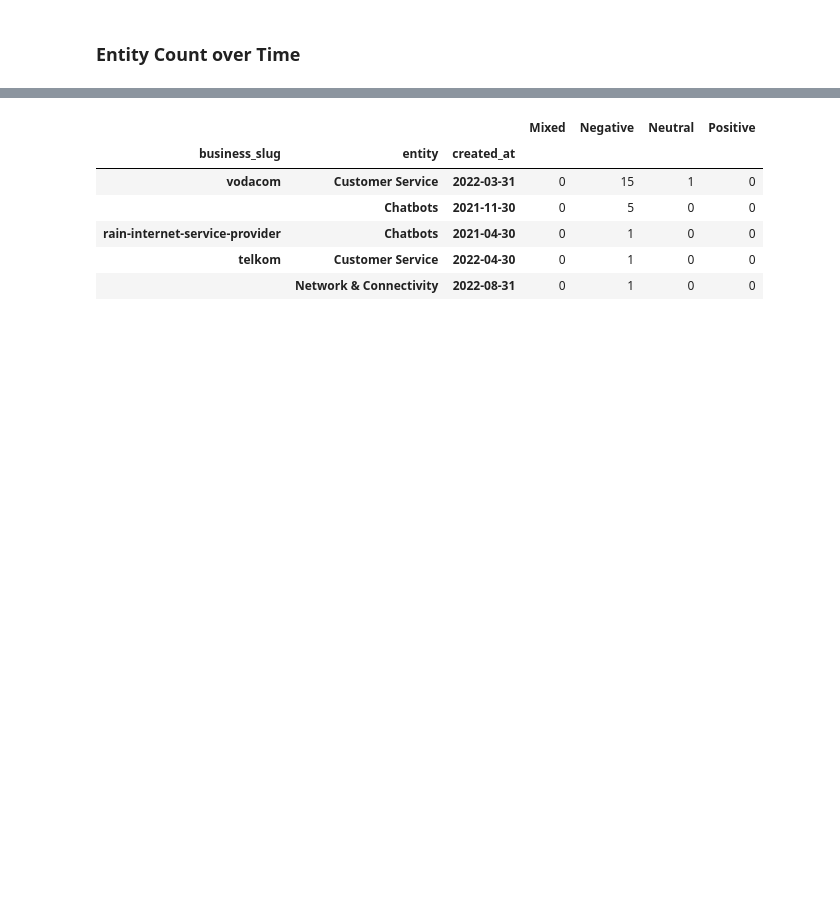
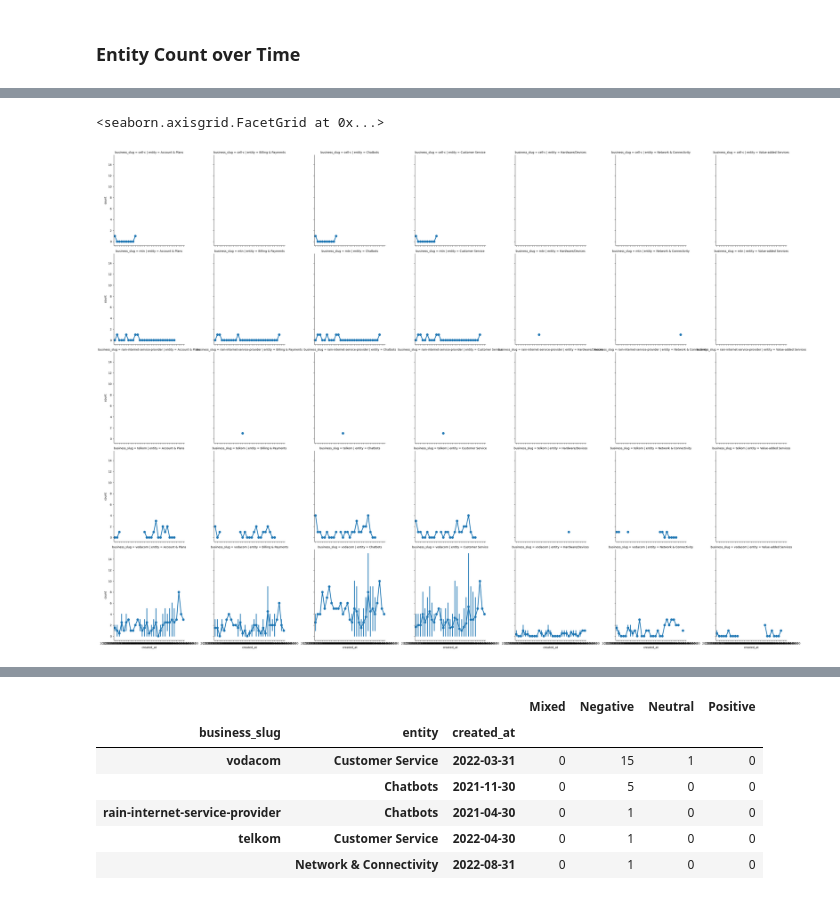
Before and after one commit to JohnnyFoulds/dsm050-2023-apr, a Jupyter notebook: notebooks/03_coursework/03-04_time_series.ipynb, the cells around one changed output, grey strips where cells are left out. Cells and saved outputs as stored; diff of their text form; code cells hidden in the pictures; blank space fills up the shorter version.

```diff
--- a/notebooks/03_coursework/03-04_time_series.ipynb
+++ b/notebooks/03_coursework/03-04_time_series.ipynb
@@ -507,0 +509,12 @@ df_hp_entity_polarity.sample(10)
+# %%
+sns.catplot(
+    data=df_hp_entity_polarity.reset_index(),
+    x='created_at',
+    y="count",
+    col='entity',
+    row='business_slug',
+    kind='point'
+)
+# %% [output]
+<seaborn.axisgrid.FacetGrid at 0x...>
+[figure, added]
```
Also changed, not shown: parts of 2 cells of this notebook.
